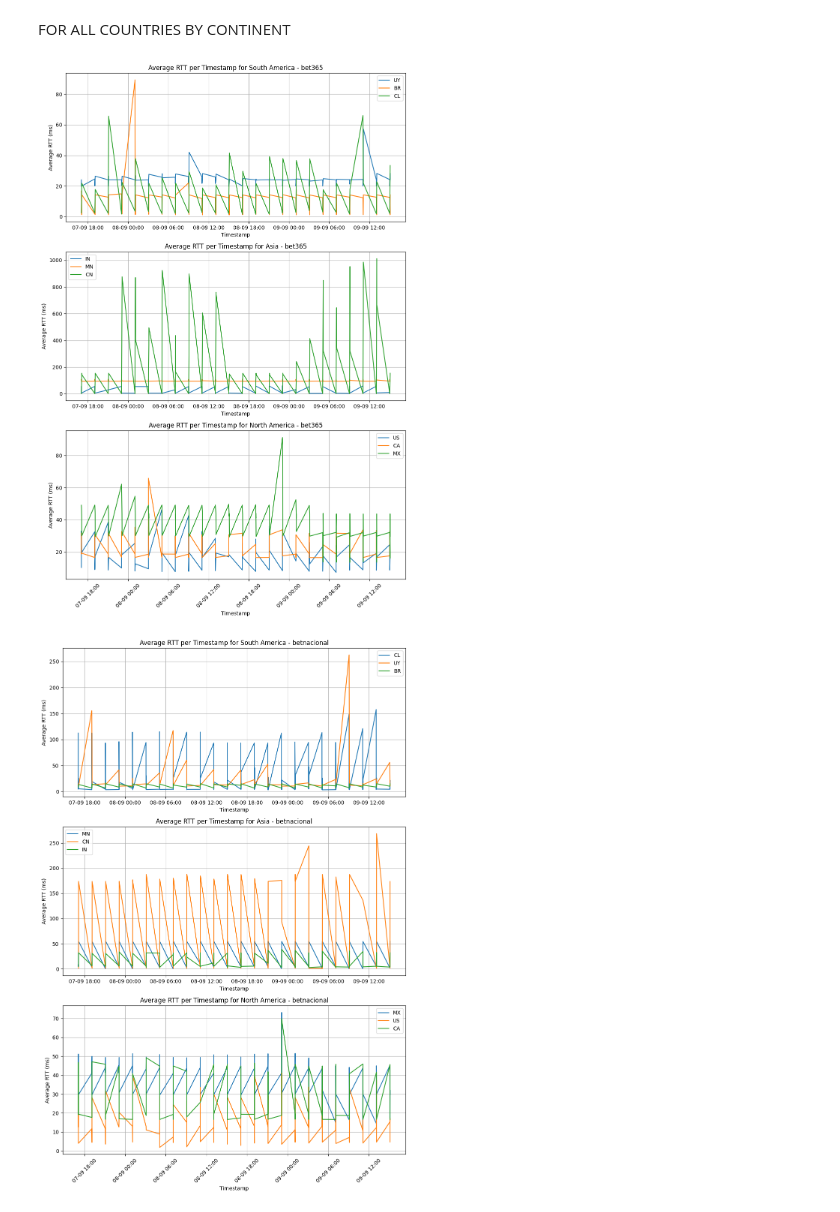
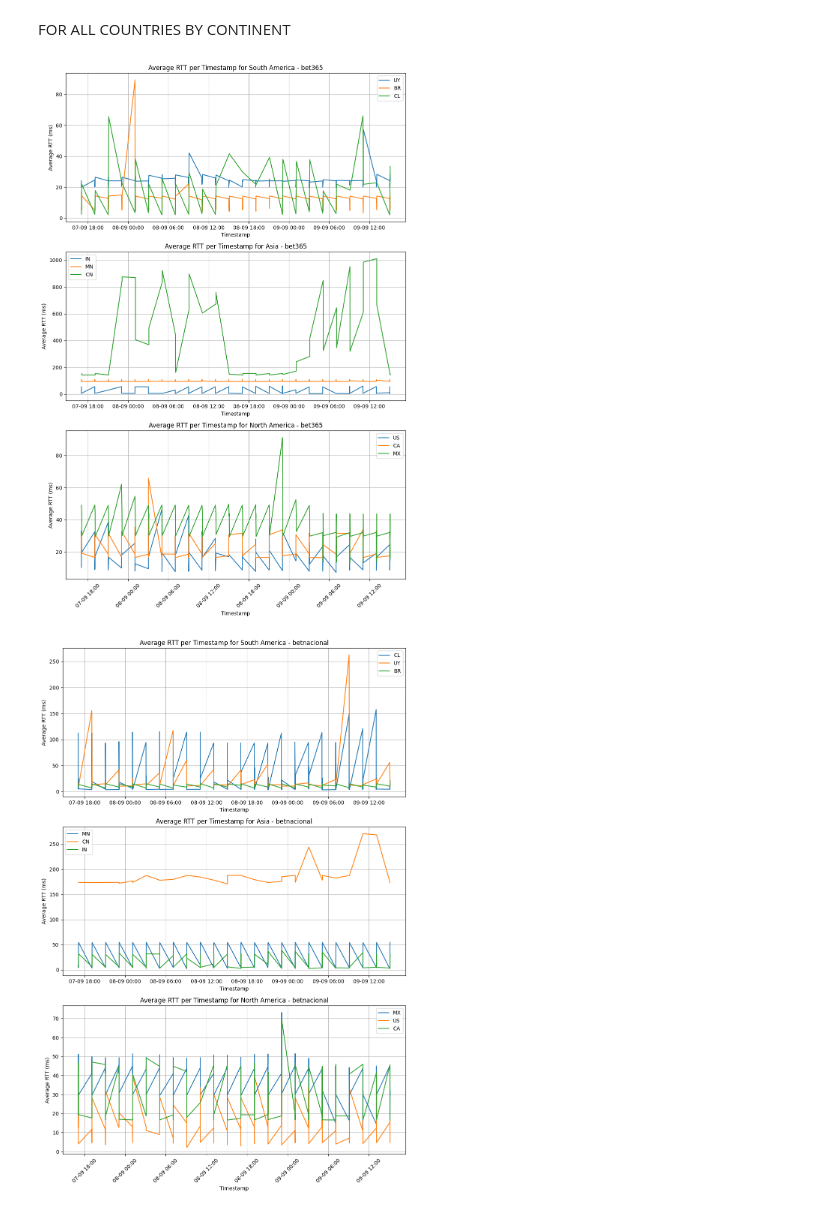
Before and after one commit to luisffee/redes-tracing, a Jupyter notebook: main.ipynb, the cells around one changed output. Drawn from its saved outputs; the diff is of its cells as text; code cells hidden in the pictures.

```diff
--- a/main.ipynb
+++ b/main.ipynb
@@ -233,7 +233,7 @@ for destination, countries in destination_country_probes.items():
             if probe.result and probe.result[-1].get("result"):
                 rtt = probe.result[-1]["result"][-1].get("rtt", 0)
                 timestamp = probe.timestamp
-                if rtt > 0:  # Only consider non-zero RTTs
+                if rtt > 2:  # Only consider non-zero RTTs
                     average_rtt[destination][country][timestamp].append(rtt)
 
 # Calculate the average RTT for each timestamp for each country
@@ -263,32 +263,32 @@ for destination, countries in average_rtt.items():
         ax = axes[i]
 
         # Plot data for each country in the current continent
         for country, timestamps in countries.items():
             if country not in continent_countries:
                 continue
             # Sort the timestamps for plotting
             sorted_timestamps = sorted(timestamps.keys())
             sorted_times = [datetime.fromtimestamp(timestamp) for timestamp in sorted_timestamps]
             sorted_rtts = [timestamps[timestamp] for timestamp in sorted_timestamps]
 
             # Ensure both lists are of the same length and contain valid numeric values
             if len(sorted_times) == len(sorted_rtts) and all(isinstance(rtt, (int, float)) for rtt in sorted_rtts):
                 ax.plot(sorted_times, sorted_rtts, linestyle='-', label=country)
 
         # Format the x-axis to display date and time correctly
         ax.xaxis.set_major_formatter(mdates.DateFormatter('%d-%m %H:%M'))
         ax.xaxis.set_major_locator(mdates.AutoDateLocator())
 
         ax.set_xlabel('Timestamp')
         ax.set_ylabel('Average RTT (ms)')
         ax.set_title(f'Average RTT per Timestamp for {continent} - {destination}')
         ax.legend()
         ax.grid(True)
 
     # Final adjustments for layout and display
     plt.xticks(rotation=45)
     plt.tight_layout()
     plt.show()
 # %% [output]
-[figure, old version]
+[figure, new version]
-[figure, old version]
+[figure, new version]
```
Also changed, not shown: parts of 2 cells of this notebook.
